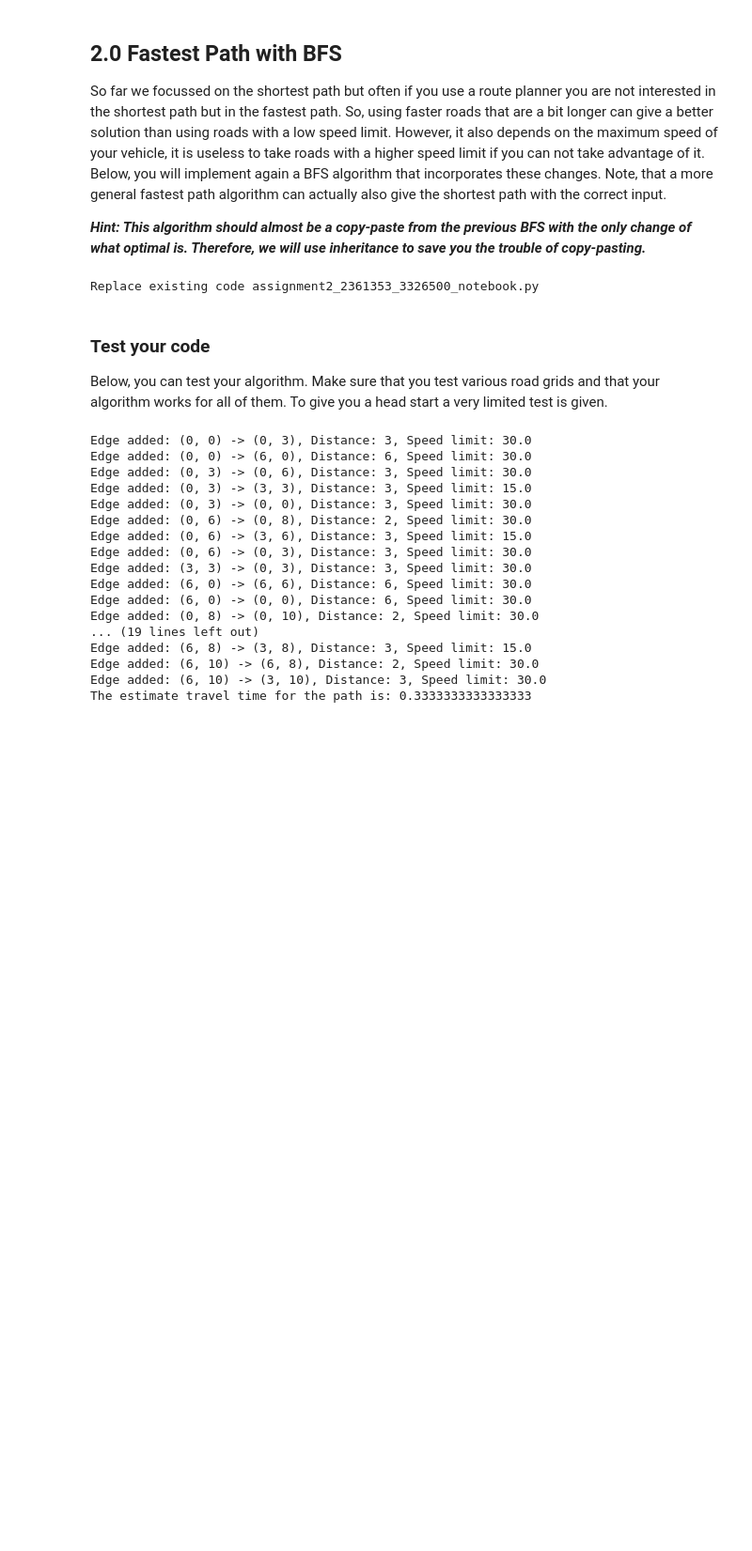
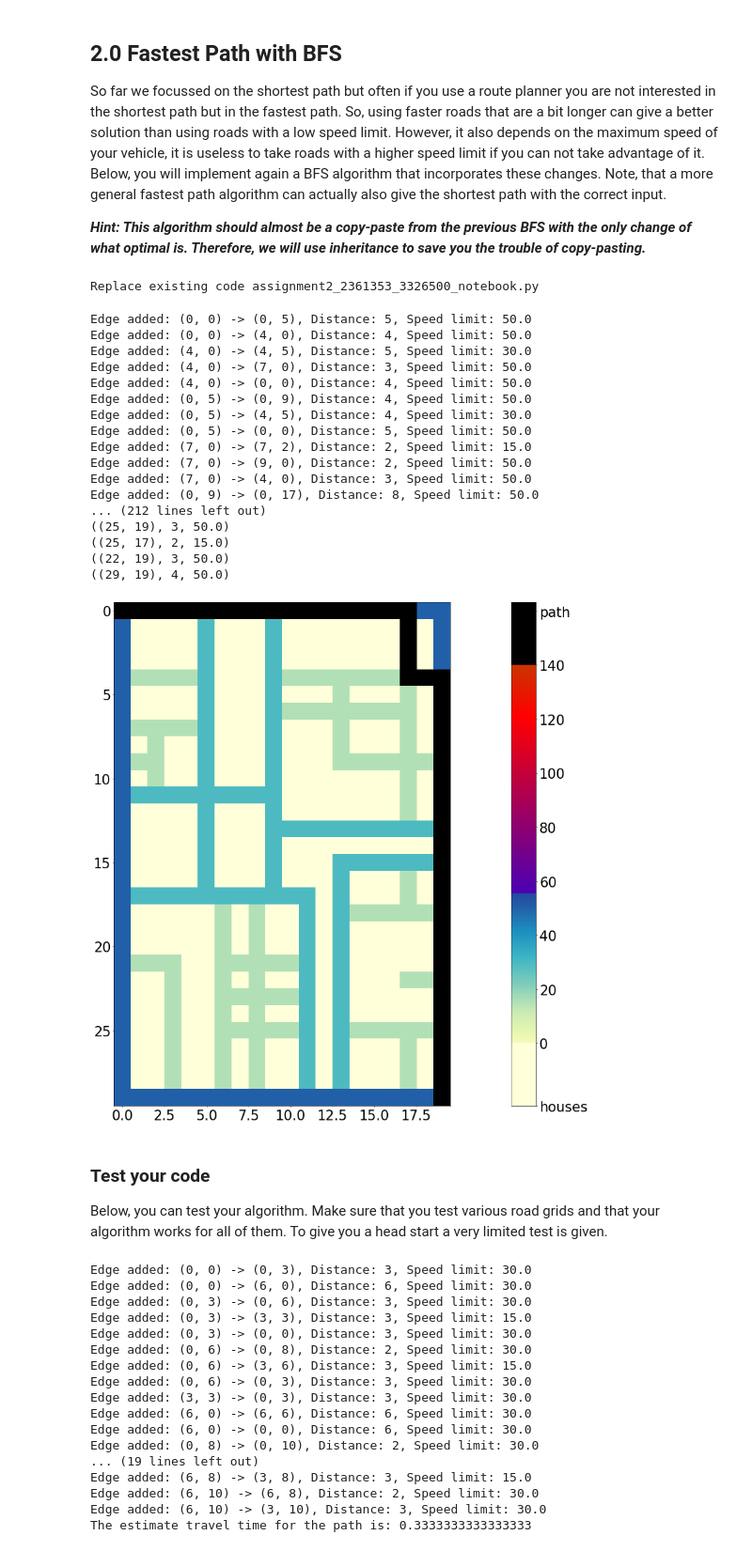
Before and after one commit to BerendKerkvliet12/Algo2024-2, a Jupyter notebook: Assignment2/assignment2.ipynb, the cells around one changed output. Shown at 94% size. Saved outputs shown, nothing was run; the diff lists cells and outputs as text; code cells hidden in the pictures; blank space fills up the shorter version.

```diff
--- a/Assignment2/assignment2.ipynb
+++ b/Assignment2/assignment2.ipynb
@@ -1085,3 +1133,29 @@ Replace existing code assignment2_2361353_3326500_notebook.py
+# %%
+map_ = Map(2, (1,3))
+graph = Graph(map_)
+start = (0,0)
+end = (map_.shape[0]-1, map_.shape[1]-1)
+path = greedy_bfs(graph, start, end, heuristic)
+map_.show(path, True)
+# %% [output]
+Edge added: (0, 0) -> (0, 5), Distance: 5, Speed limit: 50.0
+Edge added: (0, 0) -> (4, 0), Distance: 4, Speed limit: 50.0
+Edge added: (4, 0) -> (4, 5), Distance: 5, Speed limit: 30.0
+Edge added: (4, 0) -> (7, 0), Distance: 3, Speed limit: 50.0
+Edge added: (4, 0) -> (0, 0), Distance: 4, Speed limit: 50.0
+Edge added: (0, 5) -> (0, 9), Distance: 4, Speed limit: 50.0
+Edge added: (0, 5) -> (4, 5), Distance: 4, Speed limit: 30.0
+Edge added: (0, 5) -> (0, 0), Distance: 5, Speed limit: 50.0
+Edge added: (7, 0) -> (7, 2), Distance: 2, Speed limit: 15.0
+Edge added: (7, 0) -> (9, 0), Distance: 2, Speed limit: 50.0
+Edge added: (7, 0) -> (4, 0), Distance: 3, Speed limit: 50.0
+Edge added: (0, 9) -> (0, 17), Distance: 8, Speed limit: 50.0
+... (212 lines left out)
+((25, 19), 3, 50.0)
+((25, 17), 2, 15.0)
+((22, 19), 3, 50.0)
+((29, 19), 4, 50.0)
+[figure, added]
 # %% [markdown]
 ### Test your code
 
```
Also changed, not shown: parts of 3 cells of this notebook.
